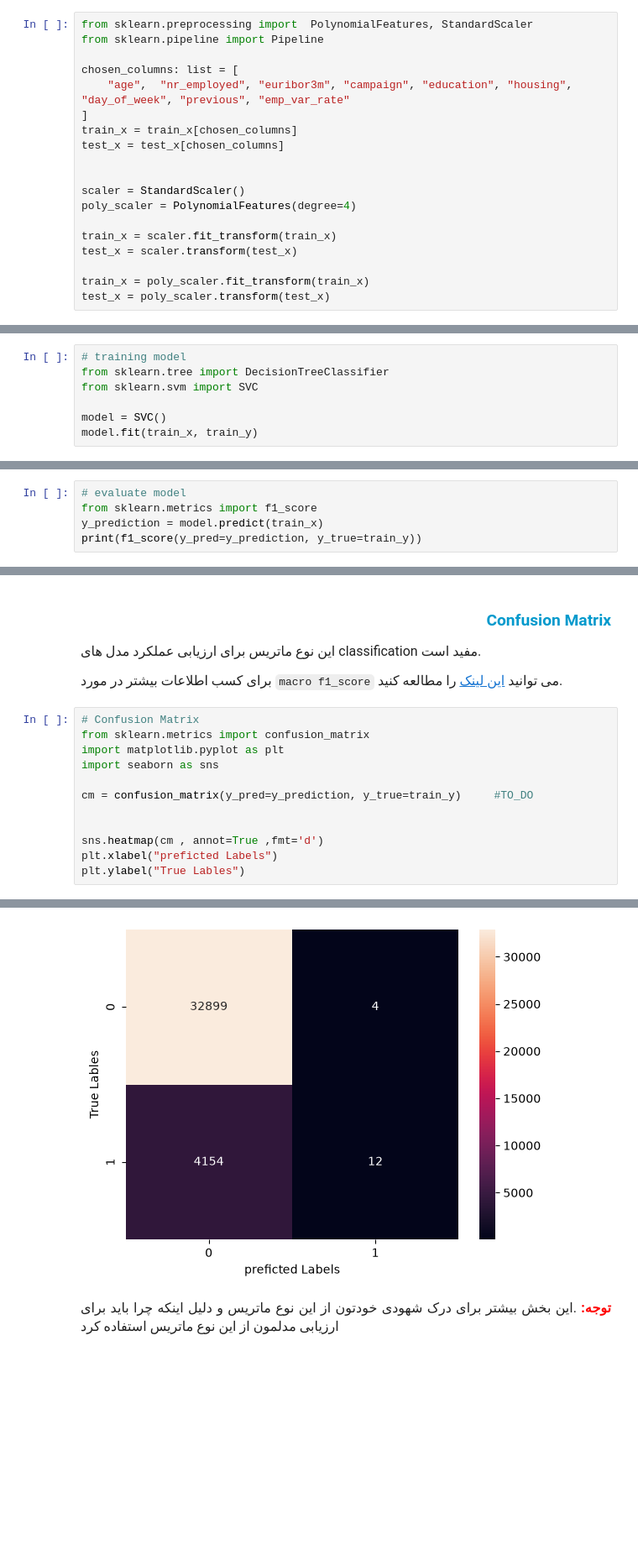
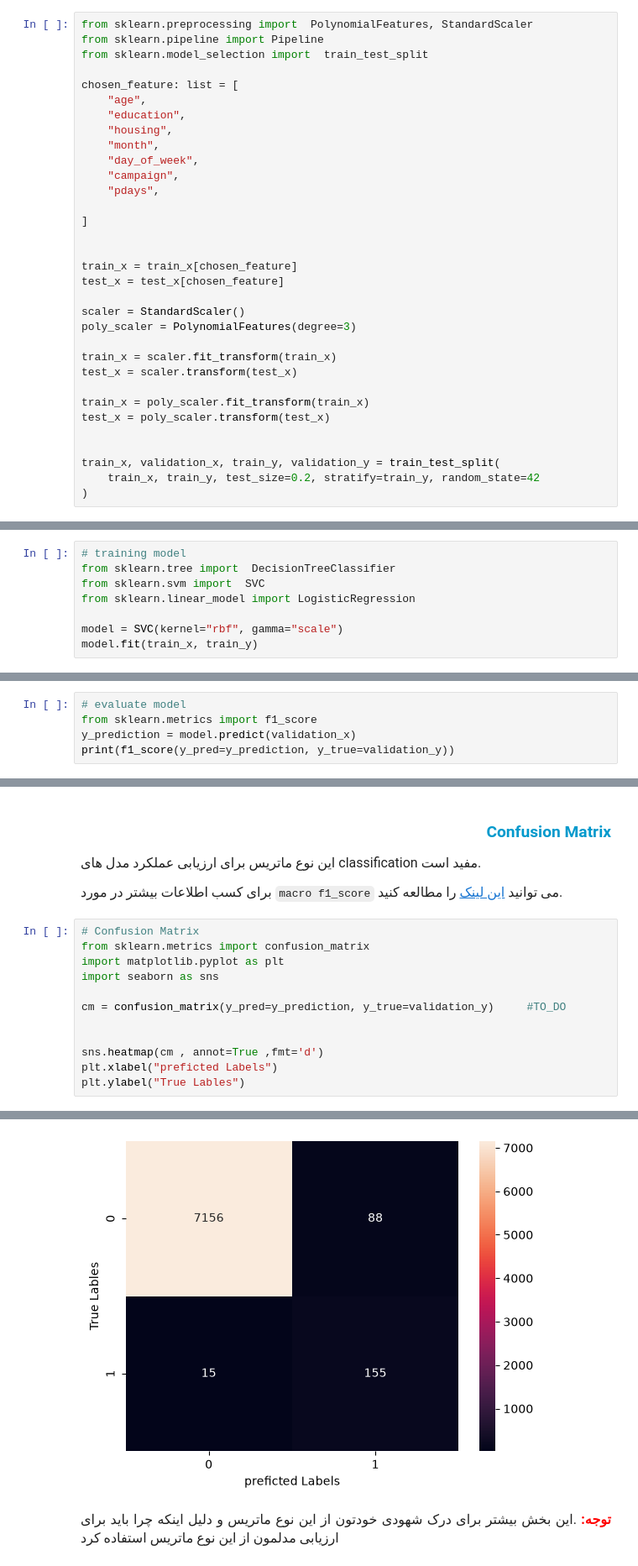
Before and after one commit to AmirrezaNasiri85/Artificial-Inteligance-Boot-Camp, a Jupyter notebook: Tamirin/Week4.3/The Marketing Gamble/all/The_Marketing_Gamble.ipynb, the cells around one changed output, grey strips where cells are left out. Shown at 84% size. Saved outputs shown, nothing was run; the diff lists cells and outputs as text; blank space fills up the shorter version.

```diff
--- a/Tamirin/Week4.3/The Marketing Gamble/all/The_Marketing_Gamble.ipynb
+++ b/Tamirin/Week4.3/The Marketing Gamble/all/The_Marketing_Gamble.ipynb
@@ -234,22 +253,36 @@ feature_importance
 # %%
 from sklearn.preprocessing import  PolynomialFeatures, StandardScaler
 from sklearn.pipeline import Pipeline
+from sklearn.model_selection import  train_test_split
 
-chosen_columns: list = [
-    "age",  "nr_employed", "euribor3m", "campaign", "education", "housing", "day_of_week", "previous", "emp_var_rate"
+chosen_feature: list = [
+    "age",
+    "education",
+    "housing",
+    "month",
+    "day_of_week",
+    "campaign",
+    "pdays",
+
 ]
-train_x = train_x[chosen_columns]
-test_x = test_x[chosen_columns]
 
 
+train_x = train_x[chosen_feature]
+test_x = test_x[chosen_feature]
+
 scaler = StandardScaler()
-poly_scaler = PolynomialFeatures(degree=4)
+poly_scaler = PolynomialFeatures(degree=3)
 
 train_x = scaler.fit_transform(train_x)
 test_x = scaler.transform(test_x)
 
 train_x = poly_scaler.fit_transform(train_x)
 test_x = poly_scaler.transform(test_x)
+
+
+train_x, validation_x, train_y, validation_y = train_test_split(
+    train_x, train_y, test_size=0.2, stratify=train_y, random_state=42
+)
 # %% [markdown]
 <h2 align=right style="line-height:200%;font-family:vazir;color:#0099cc">
 <font face="vazir" color="#0099cc">
@@ -264,10 +297,11 @@ test_x = poly_scaler.transform(test_x)
 </p>
 # %%
 # training model
-from sklearn.tree import DecisionTreeClassifier
-from sklearn.svm import SVC
+from sklearn.tree import  DecisionTreeClassifier
+from sklearn.svm import  SVC
+from sklearn.linear_model import LogisticRegression
 
-model = SVC()
+model = SVC(kernel="rbf", gamma="scale")
 model.fit(train_x, train_y)
 # %% [output]
 SVC()
@@ -290,5 +324,5 @@ SVC()
 # %%
 # evaluate model
 from sklearn.metrics import f1_score
-y_prediction = model.predict(train_x)
-print(f1_score(y_pred=y_prediction, y_true=train_y))
+y_prediction = model.predict(validation_x)
+print(f1_score(y_pred=y_prediction, y_true=validation_y))
@@ -315,18 +351,18 @@ classification
 # %%
 # Confusion Matrix
 from sklearn.metrics import confusion_matrix
 import matplotlib.pyplot as plt
 import seaborn as sns
 
-cm = confusion_matrix(y_pred=y_prediction, y_true=train_y)     #TO_DO
+cm = confusion_matrix(y_pred=y_prediction, y_true=validation_y)     #TO_DO
 
 
 sns.heatmap(cm , annot=True ,fmt='d')
 plt.xlabel("preficted Labels")
 plt.ylabel("True Lables")
 # %% [output]
 Text(50.83333333333333, 0.5, 'True Lables')
-[figure, old version]
+[figure, new version]
 # %% [markdown]
 <p dir=rtl style="direction: rtl; text-align: justify; line-height:200%; font-family:vazir; font-size:medium">
 <font color="red"><b color='red'>توجه:</b></font>
```
Also changed, not shown: parts of 4 cells of this notebook, 7 other files.
